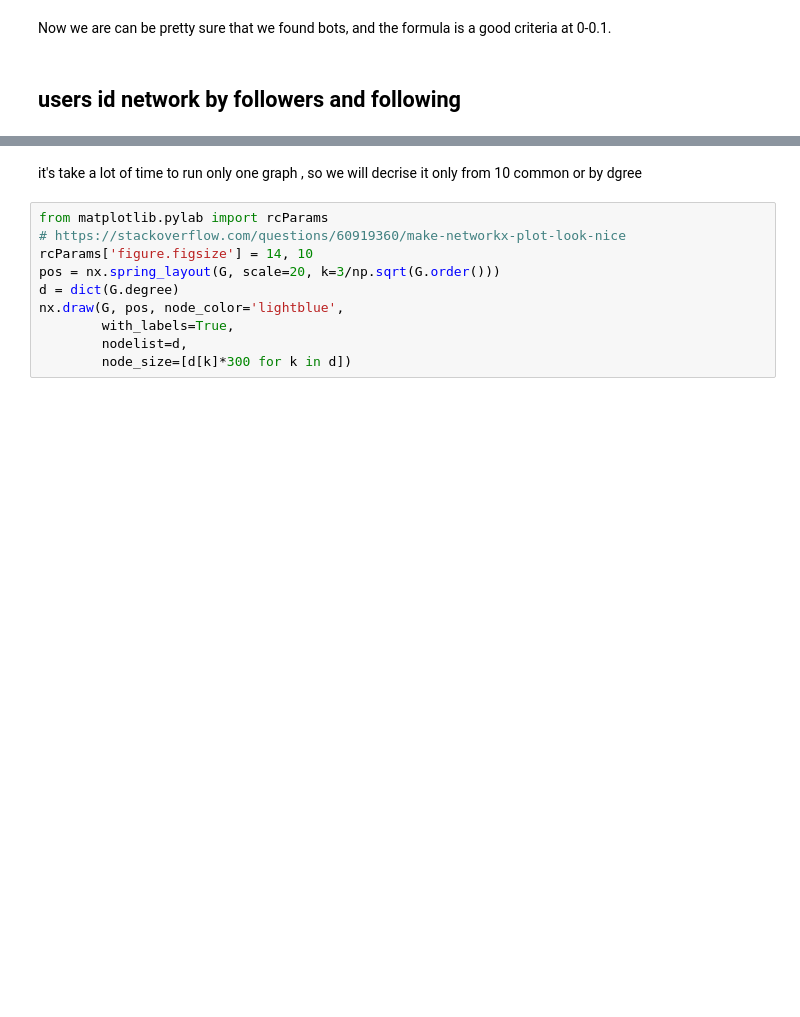
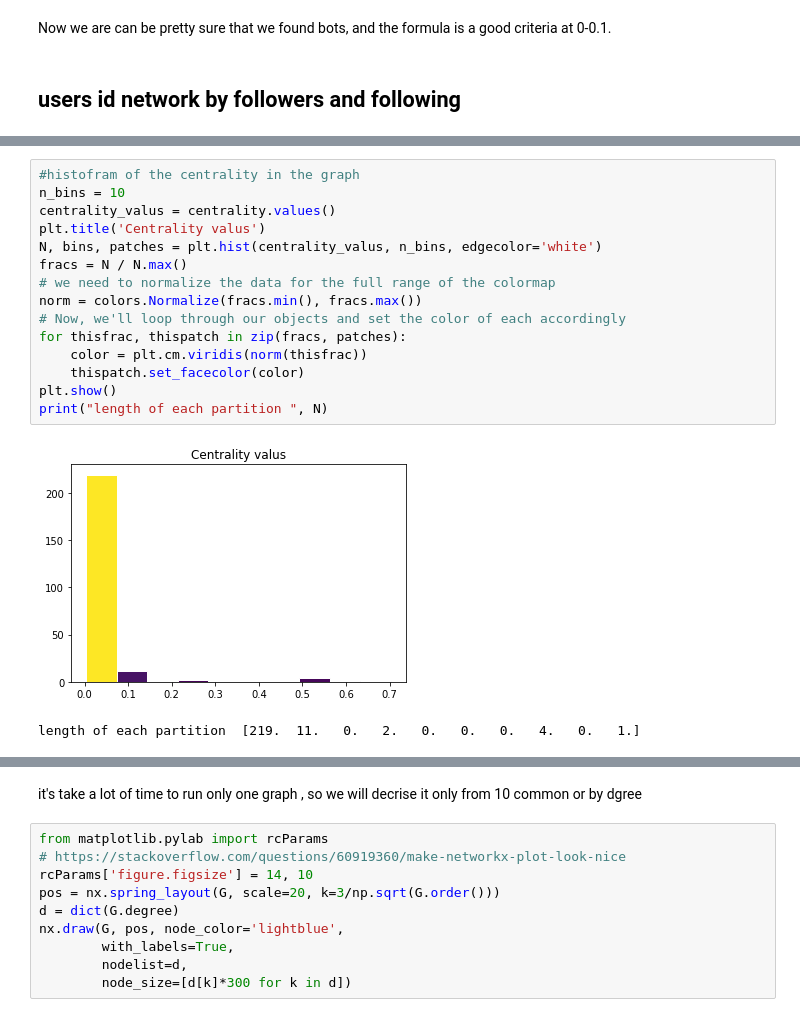
Before and after one commit to orlysk/TwitterBotsProject, a Jupyter notebook: networkX_graphs_twitter.ipynb, the cells around one changed output, grey strips where cells are left out. Cells and saved outputs as stored; diff of their text form; blank space fills up the shorter version.

```diff
--- a/networkX_graphs_twitter.ipynb
+++ b/networkX_graphs_twitter.ipynb
@@ -234,0 +341,18 @@ nx.set_node_attributes(G, df_all_rows['reputation'], "reputation")
+# %%
+#histofram of the centrality in the graph
+n_bins = 10
+centrality_valus = centrality.values()
+plt.title('Centrality valus')
+N, bins, patches = plt.hist(centrality_valus, n_bins, edgecolor='white')
+fracs = N / N.max()
+# we need to normalize the data for the full range of the colormap
+norm = colors.Normalize(fracs.min(), fracs.max())
+# Now, we'll loop through our objects and set the color of each accordingly
+for thisfrac, thispatch in zip(fracs, patches):
+    color = plt.cm.viridis(norm(thisfrac))
+    thispatch.set_facecolor(color)
+plt.show()
+print("length of each partition ", N)
+# %% [output]
+[figure, added]
+length of each partition  [219.  11.   0.   2.   0.   0.   0.   4.   0.   1.]
```
Also changed, not shown: parts of 28 cells of this notebook.
